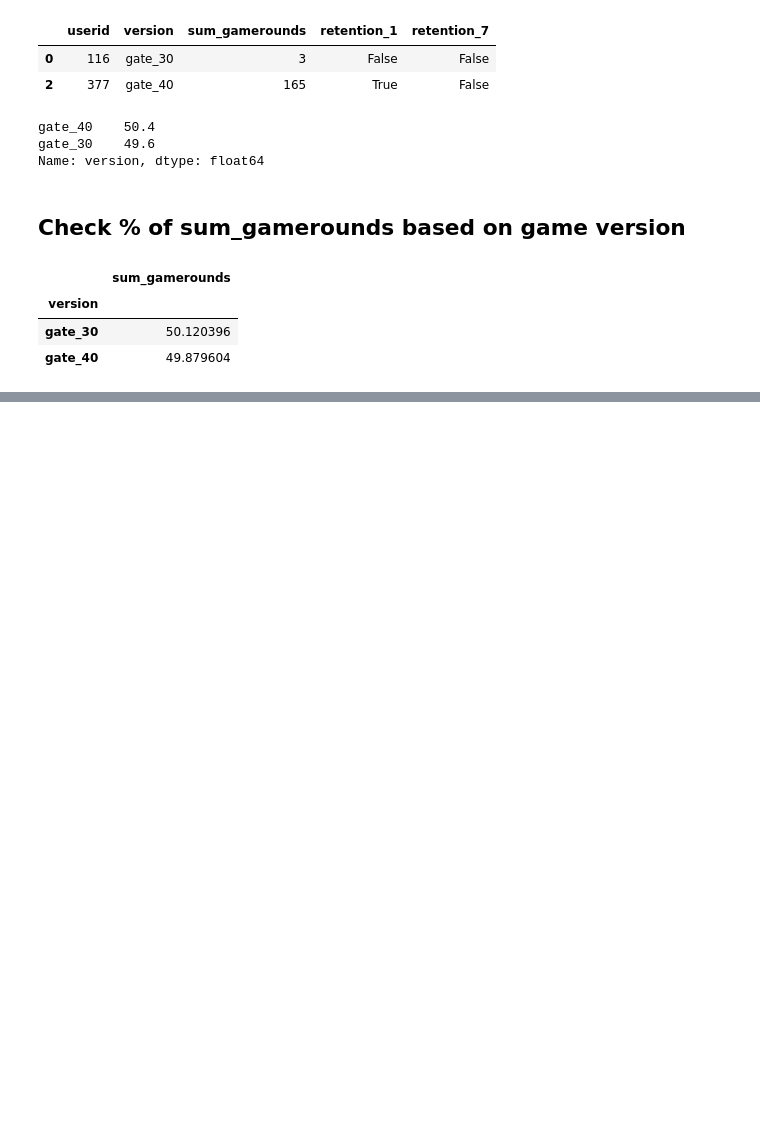
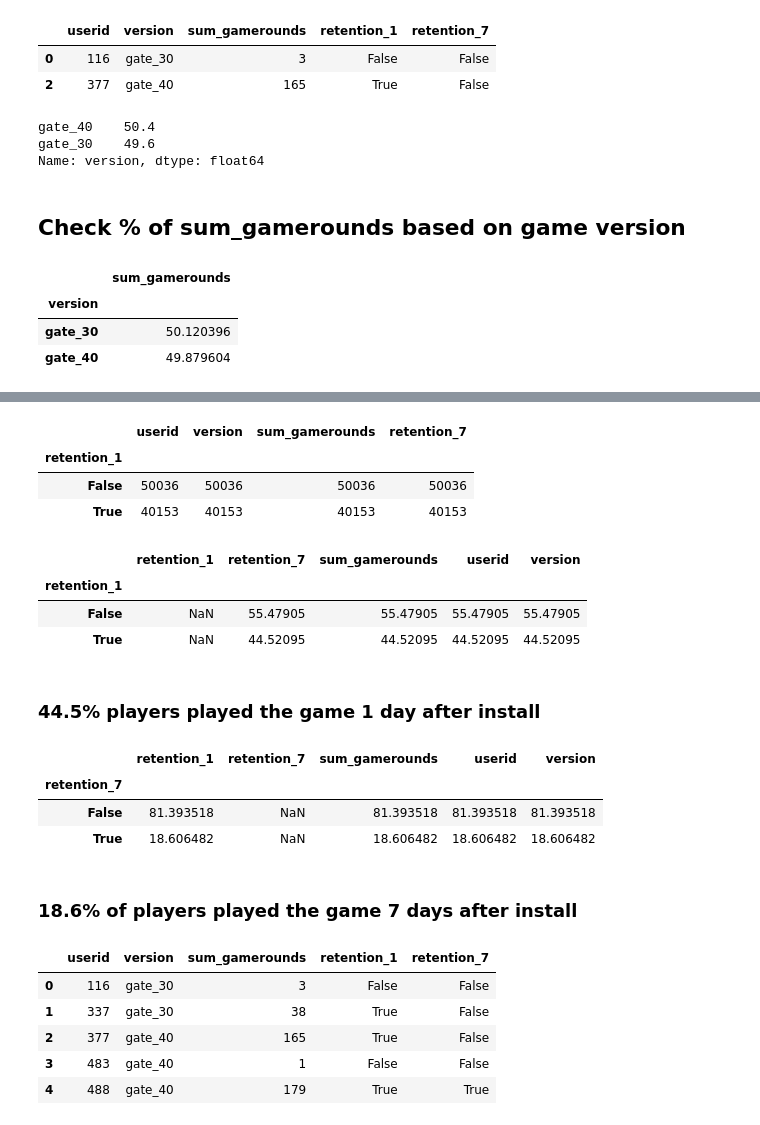
Before and after one commit to Avirvarei/cookie_cats-analysis, a Jupyter notebook: cookie_cats.ipynb, the cells around one changed output, grey strips where cells are left out. Saved outputs shown, nothing was run; the diff lists cells and outputs as text; code cells hidden in the pictures; blank space fills up the shorter version.

```diff
--- a/cookie_cats.ipynb
+++ b/cookie_cats.ipynb
@@ -54,0 +113,34 @@ df.groupby('version').mean()
+# %%
+df.groupby('retention_1').count()
+# %% [output]
+|  | userid | version | sum_gamerounds | retention_7 |
+| retention_1 |  |  |  |  |
+| False | 50036 | 50036 | 50036 | 50036 |
+| True | 40153 | 40153 | 40153 | 40153 |
+# %%
+(df.groupby('retention_1').count() / df.count()) * 100
+# %% [output]
+|  | retention_1 | retention_7 | sum_gamerounds | userid | version |
+| retention_1 |  |  |  |  |  |
+| False | NaN | 55.47905 | 55.47905 | 55.47905 | 55.47905 |
+| True | NaN | 44.52095 | 44.52095 | 44.52095 | 44.52095 |
+# %% [markdown]
+### 44.5% players played the game 1 day after install
+# %%
+(df.groupby('retention_7').count() / df.count()) * 100
+# %% [output]
+|  | retention_1 | retention_7 | sum_gamerounds | userid | version |
+| retention_7 |  |  |  |  |  |
+| False | 81.393518 | NaN | 81.393518 | 81.393518 | 81.393518 |
+| True | 18.606482 | NaN | 18.606482 | 18.606482 | 18.606482 |
+# %% [markdown]
+### 18.6% of players played the game 7 days after install
+# %%
+df.head()
+# %% [output]
+|  | userid | version | sum_gamerounds | retention_1 | retention_7 |
+| 0 | 116 | gate_30 | 3 | False | False |
+| 1 | 337 | gate_30 | 38 | True | False |
+| 2 | 377 | gate_40 | 165 | True | False |
+| 3 | 483 | gate_40 | 1 | False | False |
+| 4 | 488 | gate_40 | 179 | True | True |
```
Also changed, not shown: parts of 10 cells of this notebook.
